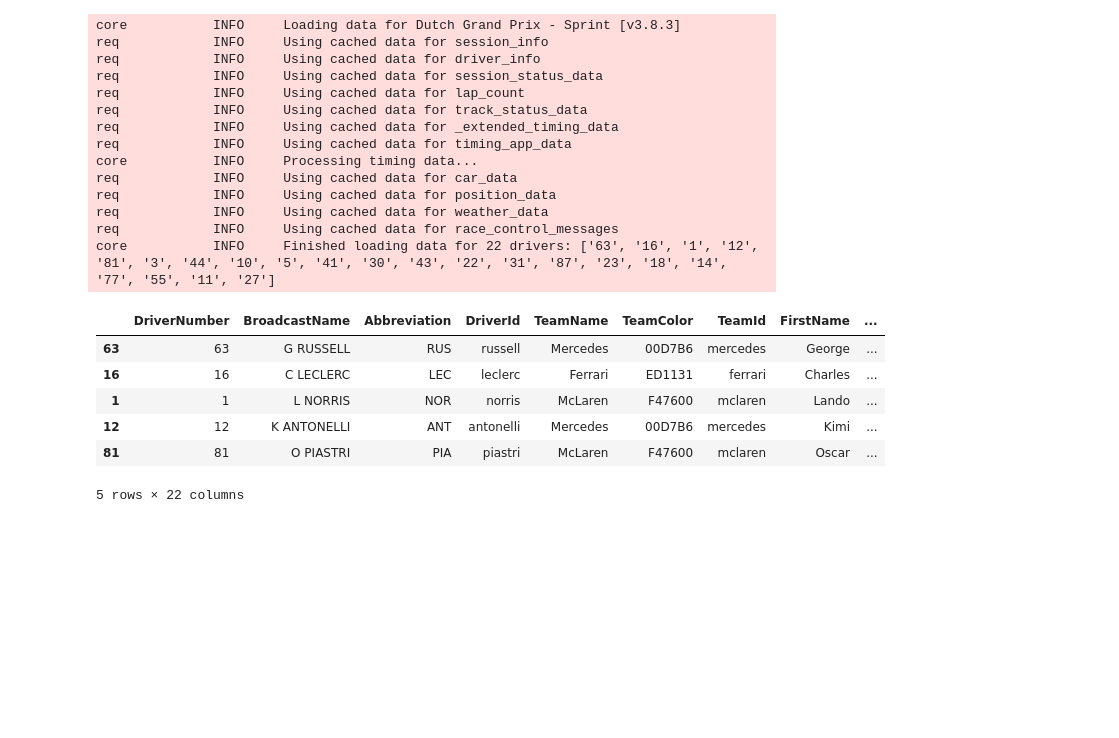
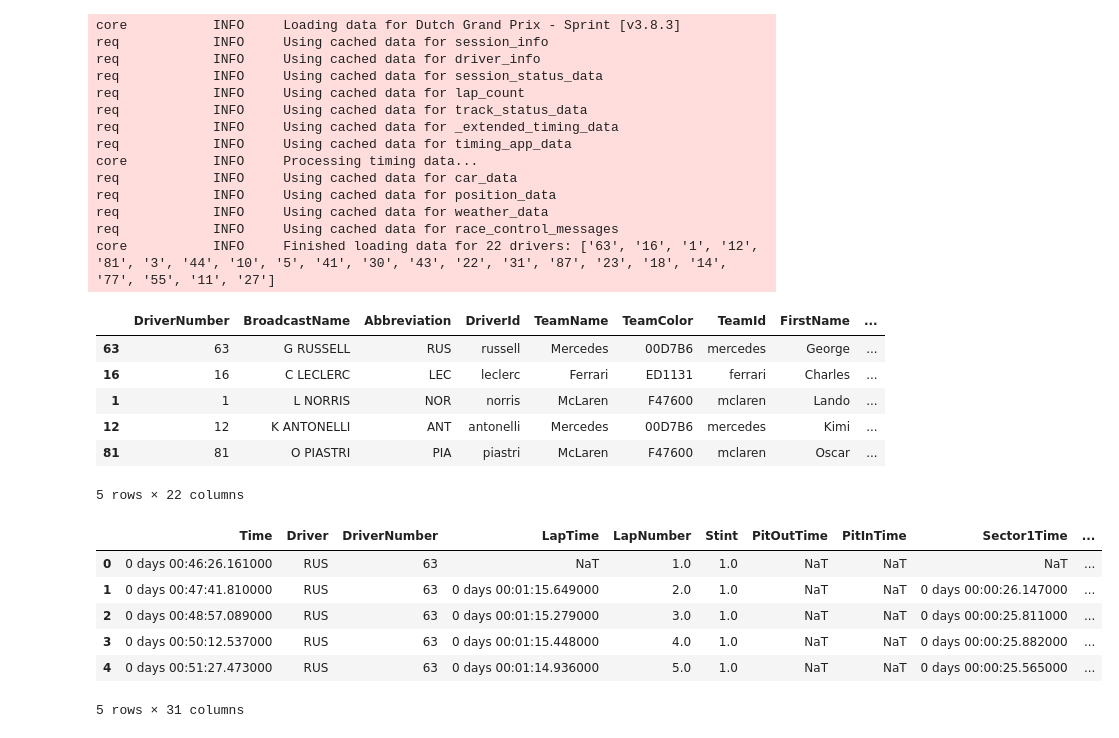
Before and after one commit to LukasBrookfield/f1-strategy-engine, a Jupyter notebook: notebooks/01_fastf1_test.ipynb, the cells around one changed output. Drawn from its saved outputs; the diff is of its cells as text; code cells hidden in the pictures; blank space fills up the shorter version.

```diff
--- a/notebooks/01_fastf1_test.ipynb
+++ b/notebooks/01_fastf1_test.ipynb
@@ -197,3 +209,13 @@ core           INFO     Finished loading data for 22 drivers: ['63', '16', '1',
 | 12 | 12 | K ANTONELLI | ANT | antonelli | Mercedes | 00D7B6 | mercedes | Kimi | ... |
 | 81 | 81 | O PIASTRI | PIA | piastri | McLaren | F47600 | mclaren | Oscar | ... |
 5 rows × 22 columns
+# %%
+sprint.laps.head()
+# %% [output]
+|  | Time | Driver | DriverNumber | LapTime | LapNumber | Stint | PitOutTime | PitInTime | Sector1Time | ... |
+| 0 | 0 days 00:46:26.161000 | RUS | 63 | NaT | 1.0 | 1.0 | NaT | NaT | NaT | ... |
+| 1 | 0 days 00:47:41.810000 | RUS | 63 | 0 days 00:01:15.649000 | 2.0 | 1.0 | NaT | NaT | 0 days 00:00:26.147000 | ... |
+| 2 | 0 days 00:48:57.089000 | RUS | 63 | 0 days 00:01:15.279000 | 3.0 | 1.0 | NaT | NaT | 0 days 00:00:25.811000 | ... |
+| 3 | 0 days 00:50:12.537000 | RUS | 63 | 0 days 00:01:15.448000 | 4.0 | 1.0 | NaT | NaT | 0 days 00:00:25.882000 | ... |
+| 4 | 0 days 00:51:27.473000 | RUS | 63 | 0 days 00:01:14.936000 | 5.0 | 1.0 | NaT | NaT | 0 days 00:00:25.565000 | ... |
+5 rows × 31 columns
```
Also changed, not shown: parts of 3 cells of this notebook, 7 other files.
